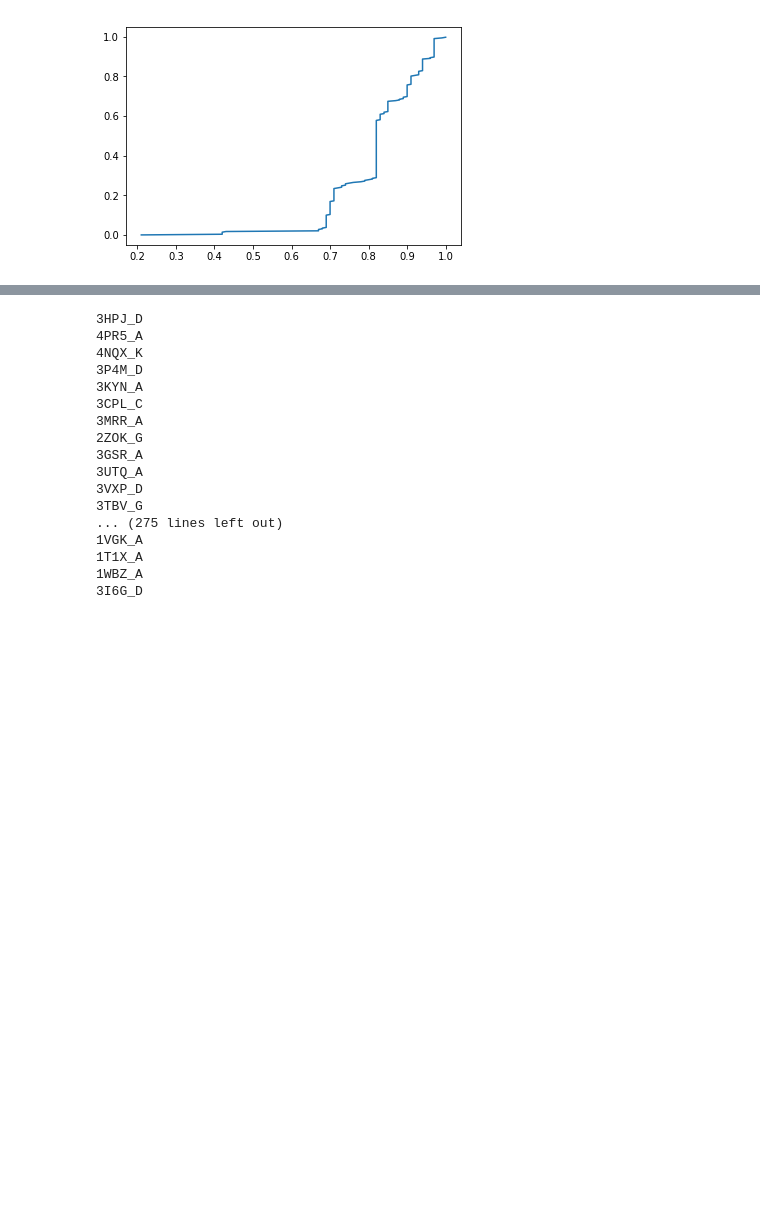
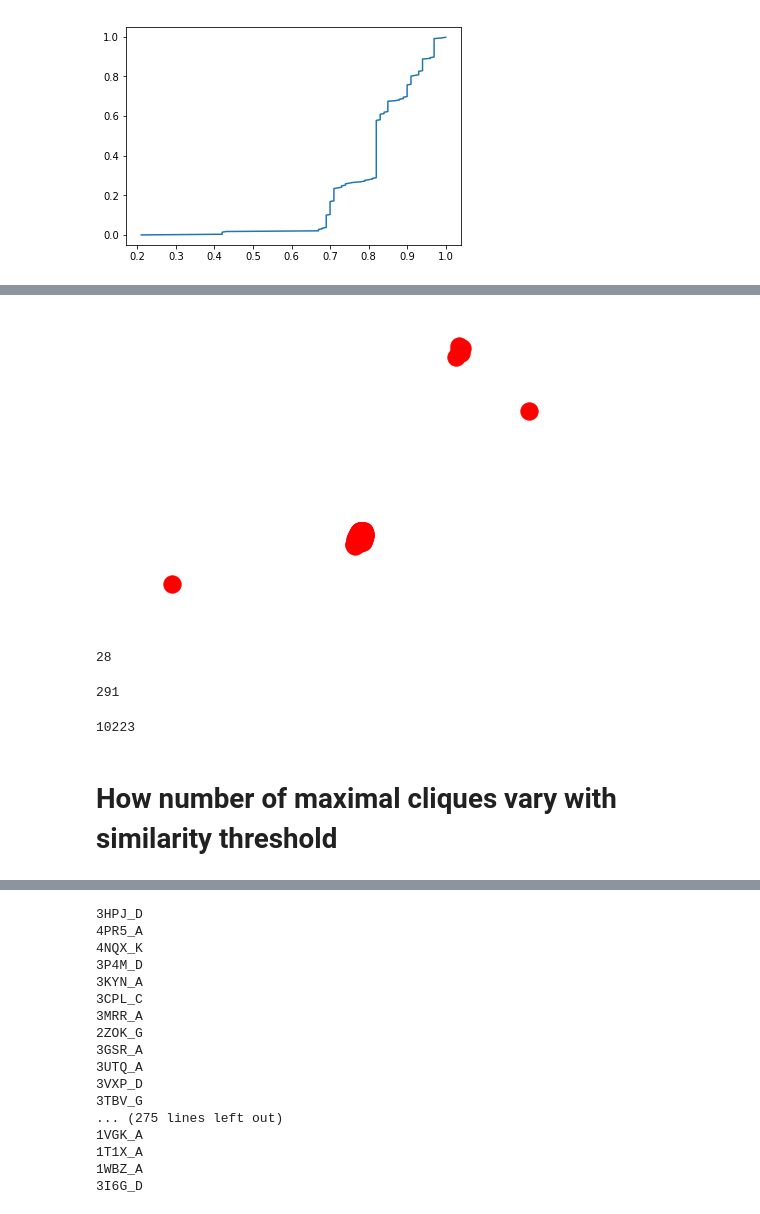
Before and after one commit to vince1589/PixelDB_decorate, a Jupyter notebook: 160718_pixeldb-subclusters_SS.ipynb, the cells around one changed output, grey strips where cells are left out. Saved outputs shown, nothing was run; the diff lists cells and outputs as text; code cells hidden in the pictures; blank space fills up the shorter version.

```diff
--- a/160718_pixeldb-subclusters_SS.ipynb
+++ b/160718_pixeldb-subclusters_SS.ipynb
@@ -95,0 +123,20 @@ plt.plot(vec,(np.arange(0,len(vec))/291))
+# %%
+simil_graph = nx.Graph(simil > .70)
+nx.draw(simil_graph,edge_color='b')
+# %% [output]
+[figure, added]
+# %%
+simil_graph = nx.Graph(simil > .80)
+nx.graph_number_of_cliques(simil_graph)
+# %% [output]
+28
+# %%
+simil_graph.order() #presumably number of nodes
+# %% [output]
+291
+# %%
+simil_graph.size() #number of edges???
+# %% [output]
+10223
+# %% [markdown]
+# How number of maximal cliques vary with similarity threshold
```
Also changed, not shown: parts of 37 cells of this notebook.
